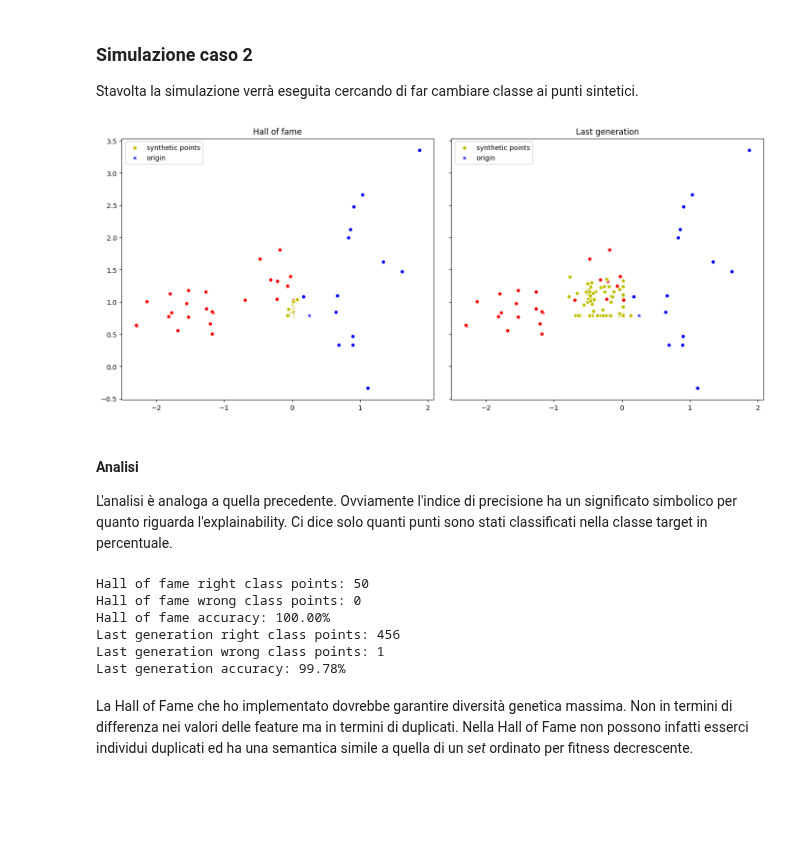
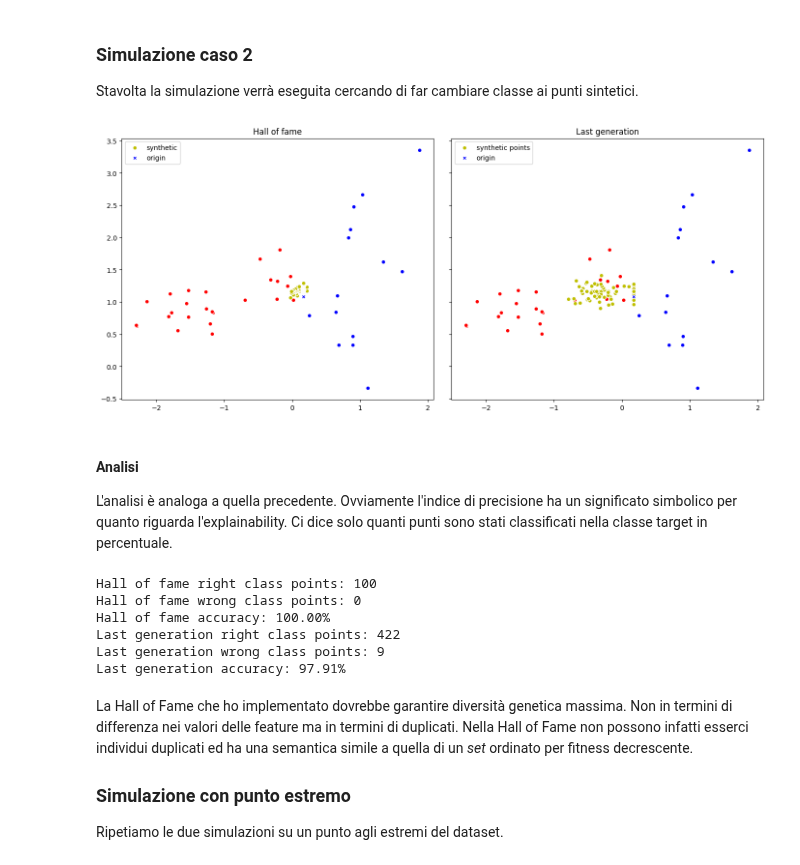
Before and after one commit to FedericoBustaffa/thesis, a Jupyter notebook: sources/explain/notebook.ipynb, the cells around one changed output. Cells and saved outputs as stored; diff of their text form; code cells hidden in the pictures; blank space fills up the shorter version.

```diff
--- a/sources/explain/notebook.ipynb
+++ b/sources/explain/notebook.ipynb
@@ -78,10 +78,10 @@ classifier = RandomForestClassifier()
 classifier.fit(X_train, y_train)
 y_predicted = classifier.predict(X_test)
 
-# cls0 = [i for i in range(len(y_predicted)) if y_predicted[i] == 0]
-# cls1 = [i for i in range(len(y_predicted)) if y_predicted[i] == 1]
-cls0 = y_predicted[y_predicted == 0]
-cls0 = y_predicted[y_predicted == 1]
+cls0 = [i for i in range(len(y_predicted)) if y_predicted[i] == 0]
+cls1 = [i for i in range(len(y_predicted)) if y_predicted[i] == 1]
+# cls0 = y_predicted[y_predicted == 0]
+# cls1 = y_predicted[y_predicted == 1]
 
 plt.figure(figsize=(10, 6))
 plt.title("Test set")
@@ -100,7 +100,7 @@ plt.title("Test set")
 plt.scatter(X_test[cls0].T[0], X_test[cls0].T[1], c="r", ec="w")
 plt.scatter(X_test[cls1].T[0], X_test[cls1].T[1], c="b", ec="w")
 
-j = 29
+j = 7
 point = X_test[j]
 print(f"point: ({point[0]:.5f}, {point[1]:.5f})")
 point_class = y_predicted[j]
@@ -642,60 +645,25 @@ sintetici.
 # %%
 target = (point_class + 1) % 2
 toolbox.set_evaluation(evaluate, point, target, classifier, epsilon, 0.0)
 toolbox.set_selection(tools.sel_tournament, tournsize=3)
 
-hof = base.HallOfFame(50)
+hof = base.HallOfFame(100)
 population, stats = algorithms.pelitist(
     toolbox=toolbox,
     population_size=500,
     keep=0.1,
     cxpb=0.8,
     mutpb=0.2,
     max_generations=100,
     hall_of_fame=hof,
 )
 
 hof_synth_points = np.array([i.chromosome for i in hof])
 pop_synth_points = np.array([i.chromosome for i in population])
 
-fig, (ax1, ax2) = plt.subplots(1, 2, sharey=True, figsize=(14, 6))
-plt.tight_layout()
-
-ax1.set_title("Hall of fame")
-ax1.scatter(X_test[cls0].T[0], X_test[cls0].T[1], c="r", ec="w")
-ax1.scatter(X_test[cls1].T[0], X_test[cls1].T[1], c="b", ec="w")
-
-ax1.scatter(
-    hof_synth_points.T[0],
-    hof_synth_points.T[1],
-    c="y",
-    ec="w",
-    label="synthetic points",
-)
-
-c = "r" if point_class == 0 else "b"
-ax1.scatter(point[0], point[1], c=c, ec="w", marker="X", label="origin")
-ax1.legend()
-
-ax2.set_title("Last generation")
-ax2.scatter(X_test[cls0].T[0], X_test[cls0].T[1], c="r", ec="w")
-ax2.scatter(X_test[cls1].T[0], X_test[cls1].T[1], c="b", ec="w")
-
-ax2.scatter(
-    pop_synth_points.T[0],
-    pop_synth_points.T[1],
-    c="y",
-    ec="w",
-    label="synthetic points",
-)
-
-c = "r" if point_class == 0 else "b"
-ax2.scatter(point[0], point[1], c=c, ec="w", marker="X", label="origin")
-ax2.legend()
-
-plt.show()
+plot_results(hof_synth_points, pop_synth_points)
 # %% [output]
-[figure, old version]
+[figure, new version]
 # %% [markdown]
 #### Analisi
 
@@ -717,15 +685,19 @@ print(f"Last generation right class points: {pop_target_class}")
 print(f"Last generation wrong class points: {len(population) - pop_target_class}")
 print(f"Last generation accuracy: {pop_target_class / len(population) * 100.0:.2f}%")
 # %% [output]
-Hall of fame right class points: 50
+Hall of fame right class points: 100
 Hall of fame wrong class points: 0
 Hall of fame accuracy: 100.00%
-Last generation right class points: 456
-Last generation wrong class points: 1
-Last generation accuracy: 99.78%
+Last generation right class points: 422
+Last generation wrong class points: 9
+Last generation accuracy: 97.91%
 # %% [markdown]
 La Hall of Fame che ho implementato dovrebbe garantire diversità genetica
 massima. Non in termini di differenza nei valori delle feature ma in termini
 di duplicati. Nella Hall of Fame non possono infatti esserci individui
-duplicati ed ha una semantica simile a quella di un _set_ ordinato per fitness
-decrescente.
+duplicati ed ha una semantica simile a quella di un _set_ ordinato per
+fitness decrescente.
+
+### Simulazione con punto estremo
+
+Ripetiamo le due simulazioni su un punto agli estremi del dataset.
```
Also changed, not shown: parts of 20 cells of this notebook.
